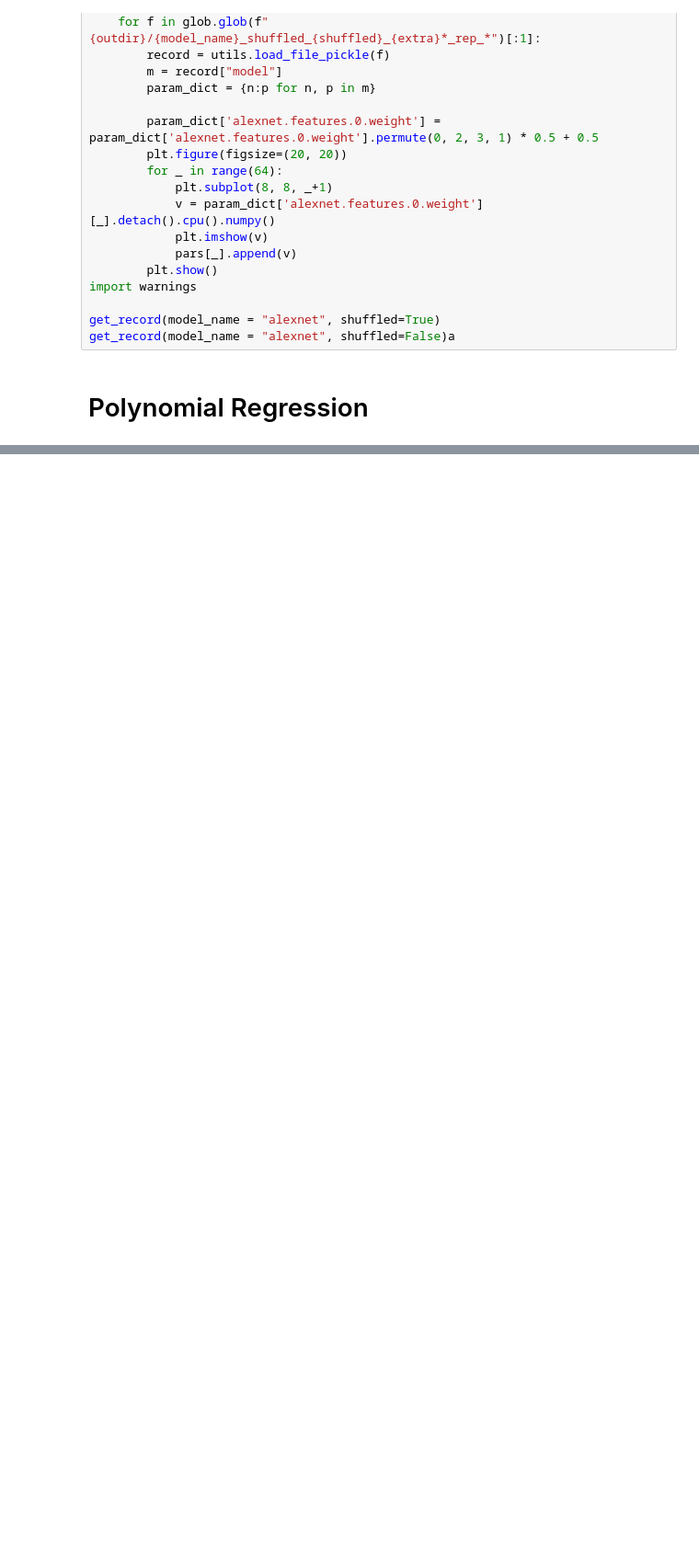
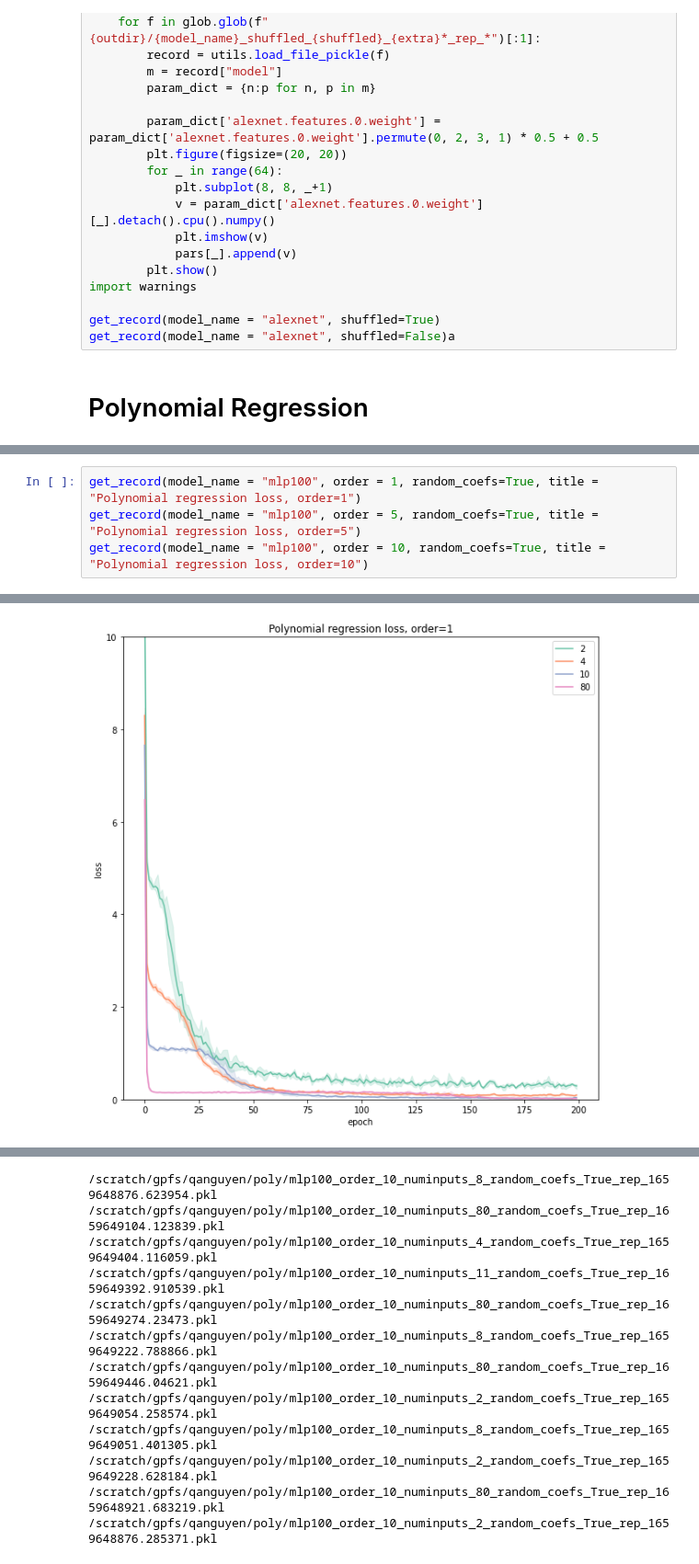
Before and after one commit to anhhuyalex/renormalization, a Jupyter notebook: tensornetworks/generalization.ipynb, the cells around one changed output, grey strips where cells are left out. Shown at 92% size. Saved outputs shown, nothing was run; the diff lists cells and outputs as text; blank space fills up the shorter version.

```diff
--- a/tensornetworks/generalization.ipynb
+++ b/tensornetworks/generalization.ipynb
@@ -413,0 +496,5 @@ get_record(model_name = "mlp", order = 10, random_coefs=True, title = "Polynomia
+# %%
+get_record(model_name = "mlp100", order = 1, random_coefs=True, title = "Polynomial regression loss, order=1")
+get_record(model_name = "mlp100", order = 5, random_coefs=True, title = "Polynomial regression loss, order=5")
+get_record(model_name = "mlp100", order = 10, random_coefs=True, title = "Polynomial regression loss, order=10")
+# %% [output]
@@ -413,0 +516 @@ get_record(model_name = "mlp", order = 10, random_coefs=True, title = "Polynomia
+[figure, added]
@@ -413,0 +533,12 @@ get_record(model_name = "mlp", order = 10, random_coefs=True, title = "Polynomia
+/scratch/gpfs/qanguyen/poly/mlp100_order_10_numinputs_8_random_coefs_True_rep_1659648876.623954.pkl
+/scratch/gpfs/qanguyen/poly/mlp100_order_10_numinputs_80_random_coefs_True_rep_1659649104.123839.pkl
+/scratch/gpfs/qanguyen/poly/mlp100_order_10_numinputs_4_random_coefs_True_rep_1659649404.116059.pkl
+/scratch/gpfs/qanguyen/poly/mlp100_order_10_numinputs_11_random_coefs_True_rep_1659649392.910539.pkl
+/scratch/gpfs/qanguyen/poly/mlp100_order_10_numinputs_80_random_coefs_True_rep_1659649274.23473.pkl
+/scratch/gpfs/qanguyen/poly/mlp100_order_10_numinputs_8_random_coefs_True_rep_1659649222.788866.pkl
+/scratch/gpfs/qanguyen/poly/mlp100_order_10_numinputs_80_random_coefs_True_rep_1659649446.04621.pkl
+/scratch/gpfs/qanguyen/poly/mlp100_order_10_numinputs_2_random_coefs_True_rep_1659649054.258574.pkl
+/scratch/gpfs/qanguyen/poly/mlp100_order_10_numinputs_8_random_coefs_True_rep_1659649051.401305.pkl
+/scratch/gpfs/qanguyen/poly/mlp100_order_10_numinputs_2_random_coefs_True_rep_1659649228.628184.pkl
+/scratch/gpfs/qanguyen/poly/mlp100_order_10_numinputs_80_random_coefs_True_rep_1659648921.683219.pkl
+/scratch/gpfs/qanguyen/poly/mlp100_order_10_numinputs_2_random_coefs_True_rep_1659648876.285371.pkl
```
Also changed, not shown: parts of 3 cells of this notebook, 2 other files.
